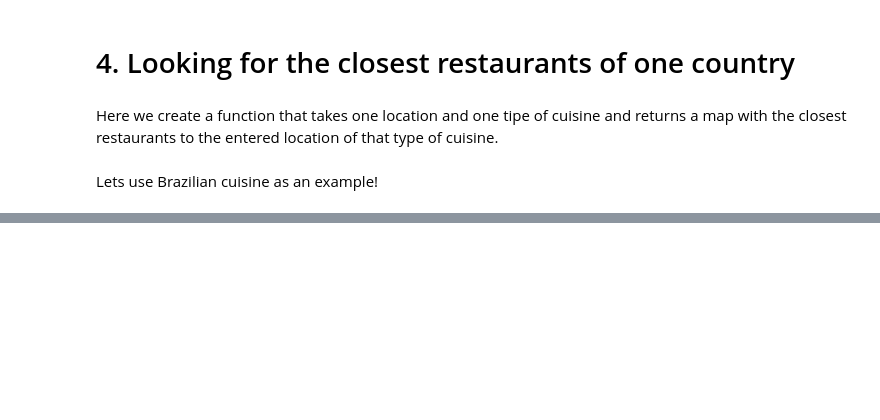
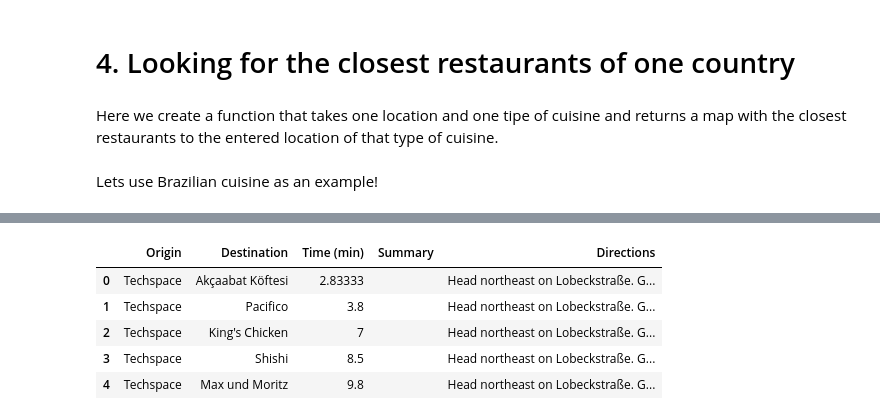
Before and after one commit to auromh/berlin_restaurants, a Jupyter notebook: Routing.ipynb, the cells around one changed output, grey strips where cells are left out. Cells and saved outputs as stored; diff of their text form; code cells hidden in the pictures; blank space fills up the shorter version.

```diff
--- a/Routing.ipynb
+++ b/Routing.ipynb
@@ -675,0 +737,12 @@ by_country(init_lat=52503842,init_lon=13407526,show_table=True,land_name='Brazil
+# %%
+walking=all_directions_from_techsp[all_directions_from_techsp['Summary']=='']
+walking_10=walking[walking['Time (min)']<=10].sort_values('Time (min)').reset_index(drop=True)
+# %%
+walking_10
+# %% [output]
+|  | Origin | Destination | Time (min) | Summary | Directions |
+| 0 | Techspace | Akçaabat Köftesi | 2.83333 |  | Head northeast on Lobeckstraße. G... |
+| 1 | Techspace | Pacifico | 3.8 |  | Head northeast on Lobeckstraße. G... |
+| 2 | Techspace | King's Chicken | 7 |  | Head northeast on Lobeckstraße. G... |
+| 3 | Techspace | Shishi | 8.5 |  | Head northeast on Lobeckstraße. G... |
+| 4 | Techspace | Max und Moritz | 9.8 |  | Head northeast on Lobeckstraße. G... |
```
Also changed, not shown: parts of 11 cells of this notebook, 1 other file.
